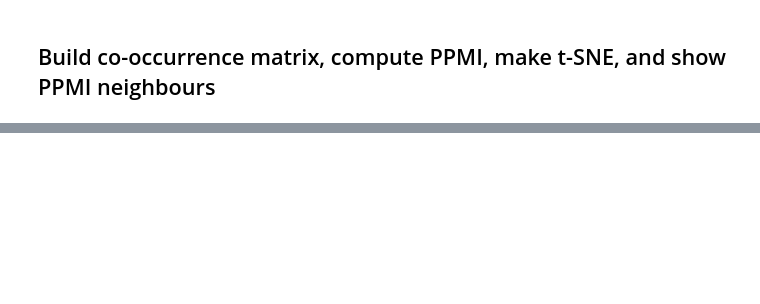
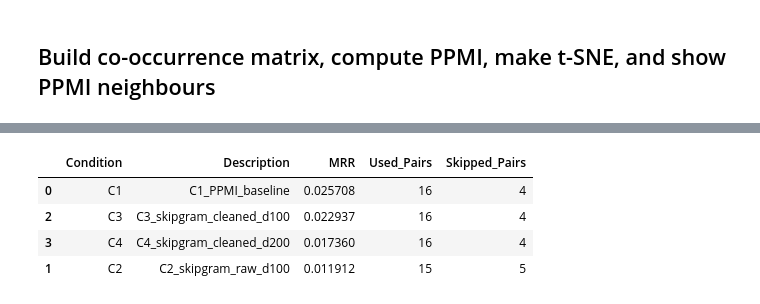
Before and after one commit to Sameer-Khan08/NLP-Assignment-2, a Jupyter notebook: Part1.ipynb, the cells around one changed output, grey strips where cells are left out. Cells and saved outputs as stored; diff of their text form; code cells hidden in the pictures; blank space fills up the shorter version.

```diff
--- a/Part1.ipynb
+++ b/Part1.ipynb
@@ -899,0 +1188,85 @@ Pakistan -> پاکستان
+# %%
+MANUAL_PAIRS = [
+    ("پاکستان", "بھارت"),
+    ("حکومت", "وزیر"),
+    ("عدالت", "جج"),
+    ("معیشت", "بینک"),
+    ("فوج", "دفاع"),
+    ("صحت", "ہسپتال"),
+    ("تعلیم", "استاد"),
+    ("ڈاکٹر", "مریض"),
+    ("کرکٹ", "میچ"),
+    ("ٹیم", "کھلاڑی"),
+    ("وزیراعظم", "حکومت"),
+    ("قانون", "عدالت"),
+    ("ویکسین", "بیماری"),
+    ("روپے", "ڈالر"),
+    ("یونیورسٹی", "تعلیم"),
+    ("امریکہ", "روس"),
+    ("ایران", "امریکہ"),
+    ("نجکاری", "حصص"),
+    ("سولر", "بجلی"),
+    ("طالبان", "افغانستان"),
+]
+
+def reciprocal_rank(matrix, word2idx, idx2word, query, gold):
+    if query not in word2idx or gold not in word2idx:
+        return None
+
+    matrix_norm = normalize_rows(matrix)
+    qid = word2idx[query]
+    gid = word2idx[gold]
+
+    sims = matrix_norm @ matrix_norm[qid]
+    sims[qid] = -1.0
+
+    ranked_ids = np.argsort(-sims)
+    rank_positions = np.where(ranked_ids == gid)[0]
+
+    if len(rank_positions) == 0:
+        return 0.0
+
+    rank = rank_positions[0] + 1
+    return 1.0 / rank
+
+def compute_mrr_verbose(matrix, word2idx, idx2word, pairs):
+    rrs = []
+    used_pairs = []
+    skipped_pairs = []
+
+    for query, gold in pairs:
+        if query not in word2idx or gold not in word2idx:
+            skipped_pairs.append((query, gold))
+            continue
+
+        rr = reciprocal_rank(matrix, word2idx, idx2word, query, gold)
+        if rr is not None:
+            rrs.append(rr)
+            used_pairs.append((query, gold, rr))
+
+    mrr = float(np.mean(rrs)) if rrs else 0.0
+    return mrr, used_pairs, skipped_pairs
+
+comparison_rows = []
+
+for cid, result in conditions.items():
+    mrr, used_pairs, skipped_pairs = compute_mrr_verbose(
+        result["embeddings"],
+        result["word2idx"],
+        result["idx2word"],
+        MANUAL_PAIRS
+    )
+
+    comparison_rows.append({
+        "Condition": cid,
+        "Description": result["name"],
+        "MRR": round(mrr, 6),
+        "Used_Pairs": len(used_pairs),
+        "Skipped_Pairs": len(skipped_pairs)
+    })
+
+comparison_df = pd.DataFrame(comparison_rows).sort_values("MRR", ascending=False)
+
+print("Condition comparison with MRR")
+display(comparison_df)
+# %% [output]
@@ -899,0 +1274,5 @@ Pakistan -> پاکستان
+|  | Condition | Description | MRR | Used_Pairs | Skipped_Pairs |
+| 0 | C1 | C1_PPMI_baseline | 0.025708 | 16 | 4 |
+| 2 | C3 | C3_skipgram_cleaned_d100 | 0.022937 | 16 | 4 |
+| 3 | C4 | C4_skipgram_cleaned_d200 | 0.017360 | 16 | 4 |
+| 1 | C2 | C2_skipgram_raw_d100 | 0.011912 | 15 | 5 |
```
Also changed, not shown: parts of 36 cells of this notebook, 2 other files.
